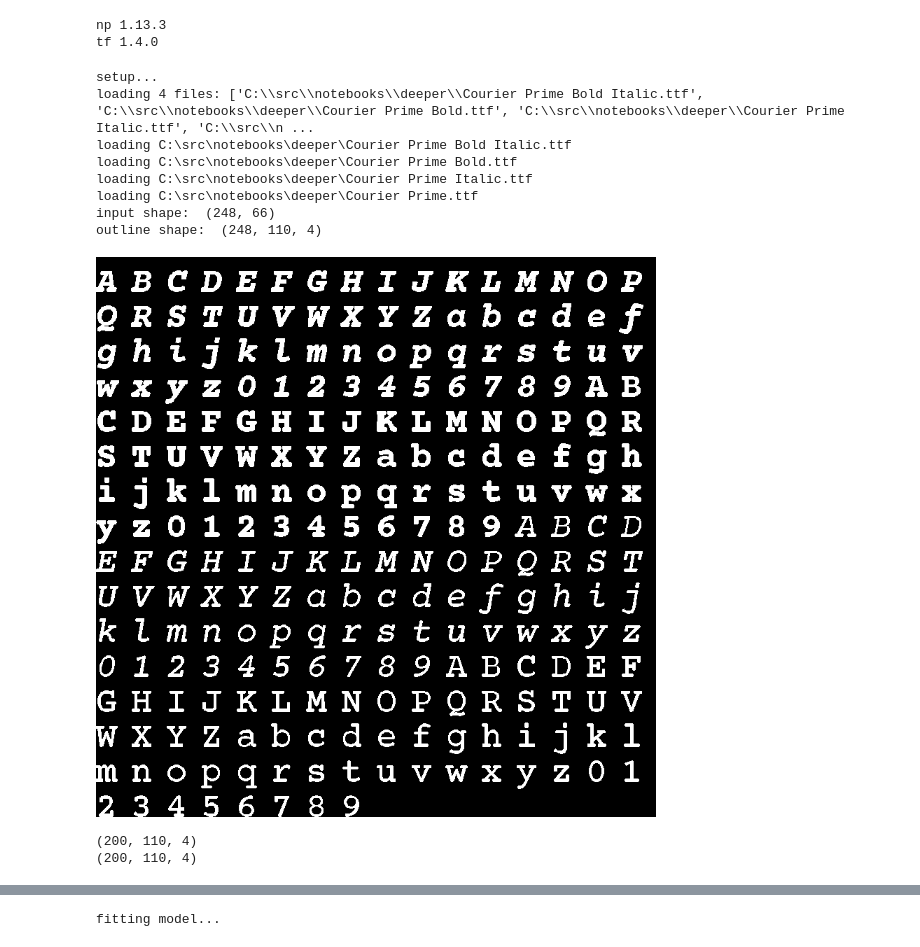
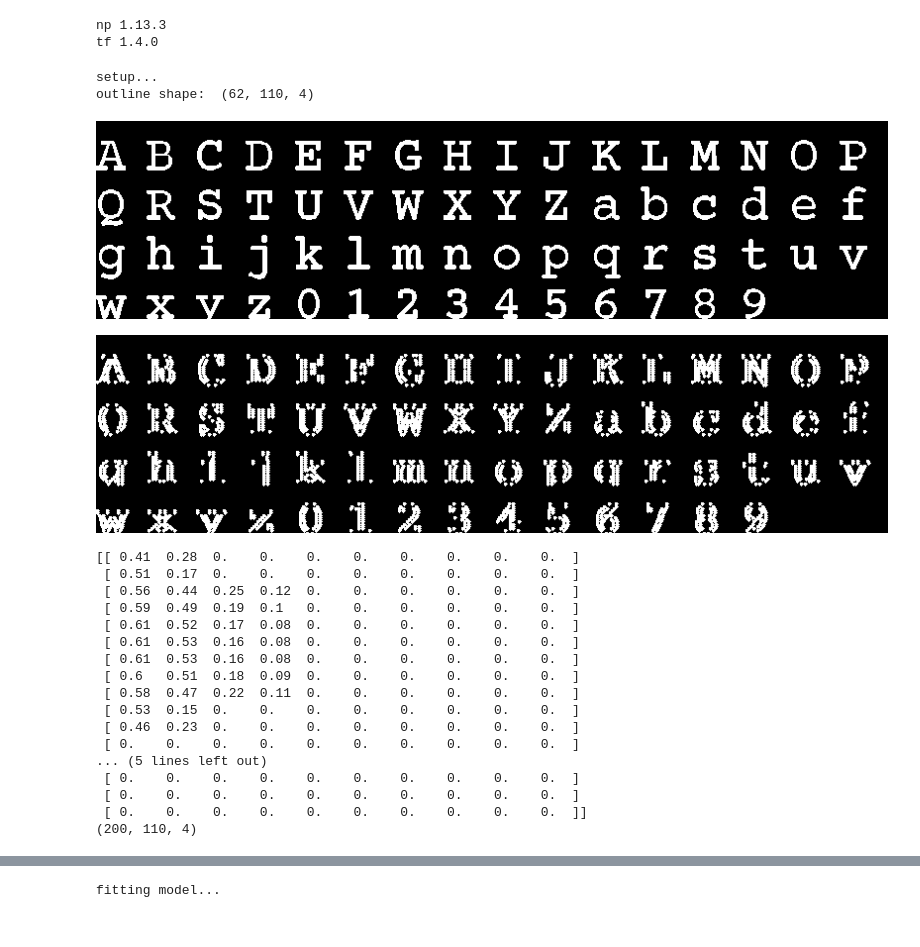
Before and after one commit to terryspitz/ipython_notebooks, a Jupyter notebook: fontvolve-TF.ipynb, the cells around one changed output, grey strips where cells are left out. Drawn from its saved outputs; the diff is of its cells as text; code cells hidden in the pictures.

```diff
--- a/fontvolve-TF.ipynb
+++ b/fontvolve-TF.ipynb
@@ -229,46 +216,54 @@ def drawXYs(xxs, ygrid, cellsize):
 # %%
 print('setup...')
 glyphs = [chr(i) for i in range(ord('A'), ord('Z')+1)]
 glyphs += [chr(i) for i in range(ord('a'), ord('z')+1)]
 glyphs += ['zero','one','two','three','four','five','six','seven','eight','nine']
 #glyphs = ['A','B','a','b','one','two']
 max_points_per_line = 10 # required for g, m
 max_outline_points = 110
 y_divisions = 20
-ygrid = np.linspace(0.0, 1.0, y_divisions, endpoint=False) #y coordinates to render on
-inputs, outlines = readFonts(glyphs, max_outline_points, ygrid)
+ygrid = np.linspace(0.0, 1.0, y_divisions, endpoint=False)  # y coordinates to render on
+#inputs, outlines = read_fonts(glyphs, max_outline_points, ygrid)
+outlines = generate_outlines('deeper/Courier Prime.ttf', glyphs)
+with tf.Session() as sess:
+    xcoords = render_glyphs(outlines, max_points_per_line, ygrid).eval()
 batch_size=outlines.shape[0]
-#inputs = np.identity(len(glyphs), dtype=float)  #input is one-hot vec, one per glyph
-#outlines = generateOutlines('deeper/Courier Prime.ttf', glyphs, max_outline_points, ygrid)
-print("input shape: ", inputs.shape)
 print("outline shape: ", outlines.shape)
-#with tf.Session() as sess:
-#    xcoords = renderGlyphs(outlines, max_points_per_line, ygrid, scheme).eval()
-    #print(xcoords)
-#    print("output shape: ", xcoords.shape)
 cellsize = 50
-scheme = Scheme.DXDY
-drawOutlines(outlines, cellsize, scheme)
-#display(drawOutlines(outlines, cellsize, scheme), drawXYs(xcoords, ygrid, cellsize))
+#draw_outlines(outlines, cellsize)
+display(draw_outlines(outlines, cellsize), draw_xys(xcoords, ygrid, cellsize))
 # %% [output]
 setup...
-loading 4 files: ['C:\\src\\notebooks\\deeper\\Courier Prime Bold Italic.ttf', 'C:\\src\\notebooks\\deeper\\Courier Prime Bold.ttf', 'C:\\src\\notebooks\\deeper\\Courier Prime Italic.ttf', 'C:\\src\\n ...
-loading C:\src\notebooks\deeper\Courier Prime Bold Italic.ttf
-loading C:\src\notebooks\deeper\Courier Prime Bold.ttf
-loading C:\src\notebooks\deeper\Courier Prime Italic.ttf
-loading C:\src\notebooks\deeper\Courier Prime.ttf
-input shape:  (248, 66)
-outline shape:  (248, 110, 4)
+outline shape:  (62, 110, 4)
-[figure, old version]
+[figure, new version]
+[figure, added]
 # %%
 pool_size = 200
 
-target = np.zeros((pool_size, outlines.shape[1], outlines.shape[2]))
-target[:] = outlines[27]  # target letter 'b'
-print(target.shape)
+target = np.zeros((1, outlines.shape[1], outlines.shape[2]))
+target[:] = outlines[26+ord('o')-ord('a')]  # target letter 'b'
+with tf.Session() as sess:
+    target_coords = render_glyphs(target, max_points_per_line, ygrid).eval()
+print(target_coords[0])
+seed(1)
 orig_pool = np.zeros((pool_size, outlines.shape[1], outlines.shape[2]))
 orig_pool[:] = outlines[26]  # start with letter 'a'
 print(orig_pool.shape)
 # %% [output]
+[[ 0.41  0.28  0.    0.    0.    0.    0.    0.    0.    0.  ]
+ [ 0.51  0.17  0.    0.    0.    0.    0.    0.    0.    0.  ]
+ [ 0.56  0.44  0.25  0.12  0.    0.    0.    0.    0.    0.  ]
+ [ 0.59  0.49  0.19  0.1   0.    0.    0.    0.    0.    0.  ]
+ [ 0.61  0.52  0.17  0.08  0.    0.    0.    0.    0.    0.  ]
+ [ 0.61  0.53  0.16  0.08  0.    0.    0.    0.    0.    0.  ]
+ [ 0.61  0.53  0.16  0.08  0.    0.    0.    0.    0.    0.  ]
+ [ 0.6   0.51  0.18  0.09  0.    0.    0.    0.    0.    0.  ]
+ [ 0.58  0.47  0.22  0.11  0.    0.    0.    0.    0.    0.  ]
+ [ 0.53  0.15  0.    0.    0.    0.    0.    0.    0.    0.  ]
+ [ 0.46  0.23  0.    0.    0.    0.    0.    0.    0.    0.  ]
+ [ 0.    0.    0.    0.    0.    0.    0.    0.    0.    0.  ]
+... (5 lines left out)
+ [ 0.    0.    0.    0.    0.    0.    0.    0.    0.    0.  ]
+ [ 0.    0.    0.    0.    0.    0.    0.    0.    0.    0.  ]
+ [ 0.    0.    0.    0.    0.    0.    0.    0.    0.    0.  ]]
 (200, 110, 4)
-(200, 110, 4)
```
Also changed, not shown: parts of 13 cells of this notebook.
